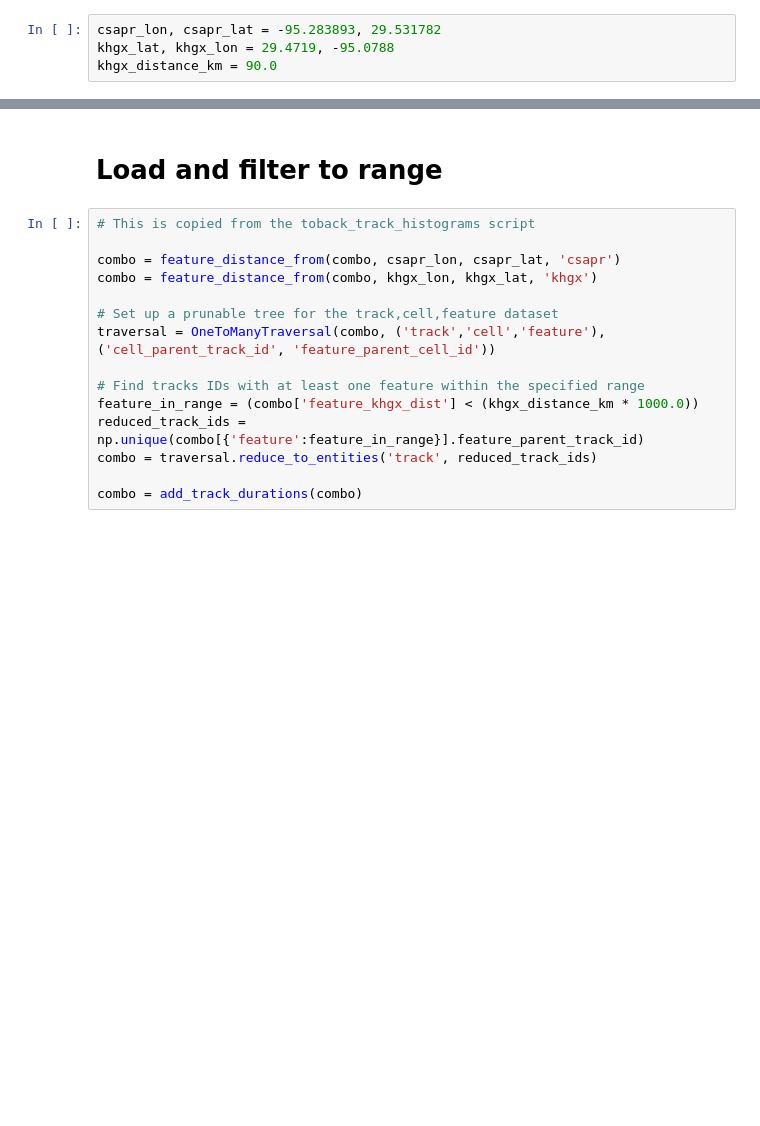
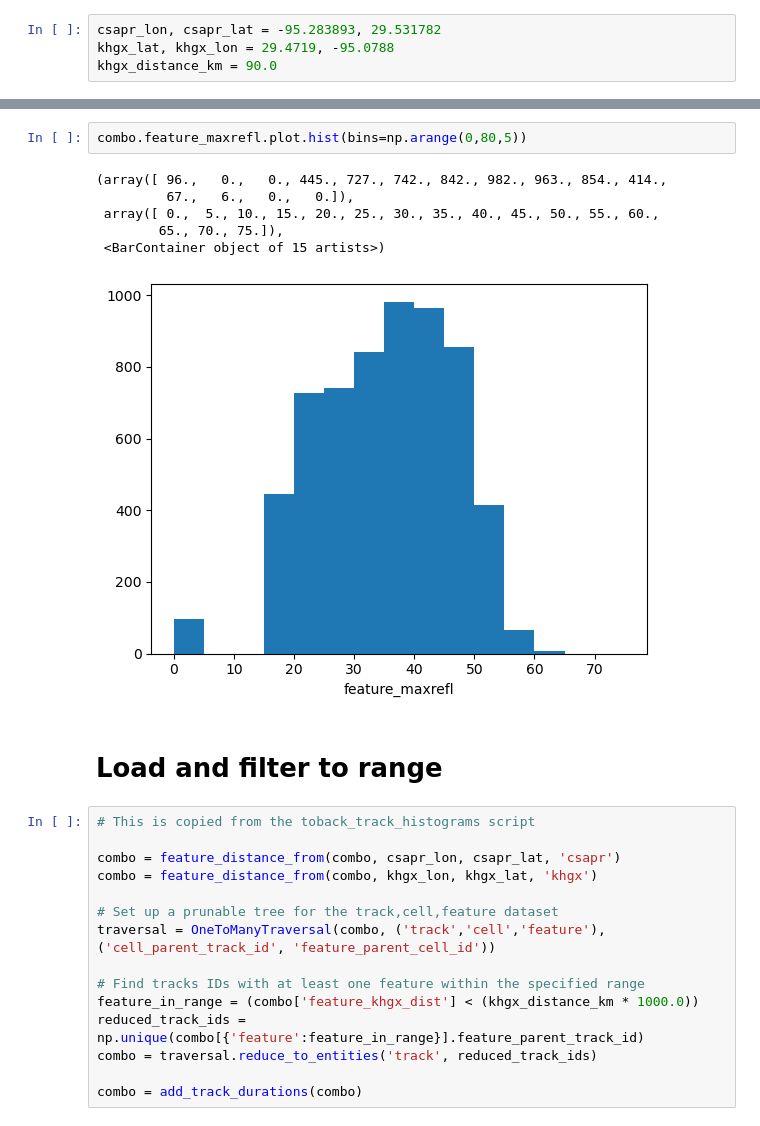
Before and after one commit to deeplycloudy/TRACER-PAWS-NEXRAD-LMA, a Jupyter notebook: notebooks/extract_track_from_timeseries.ipynb, the cells around one changed output, grey strips where cells are left out. Saved outputs shown, nothing was run; the diff lists cells and outputs as text; blank space fills up the shorter version.

```diff
--- a/notebooks/extract_track_from_timeseries.ipynb
+++ b/notebooks/extract_track_from_timeseries.ipynb
@@ -22,3 +118,12 @@ khgx_distance_km = 90.0
+# %%
+combo.feature_maxrefl.plot.hist(bins=np.arange(0,80,5))
+# %% [output]
+(array([ 96.,   0.,   0., 445., 727., 742., 842., 982., 963., 854., 414.,
+         67.,   6.,   0.,   0.]),
+ array([ 0.,  5., 10., 15., 20., 25., 30., 35., 40., 45., 50., 55., 60.,
+        65., 70., 75.]),
+ <BarContainer object of 15 artists>)
+[figure, added]
 # %% [markdown]
 # Load and filter to range
 # %%
```
Also changed, not shown: parts of 24 cells of this notebook, 19 other files.
